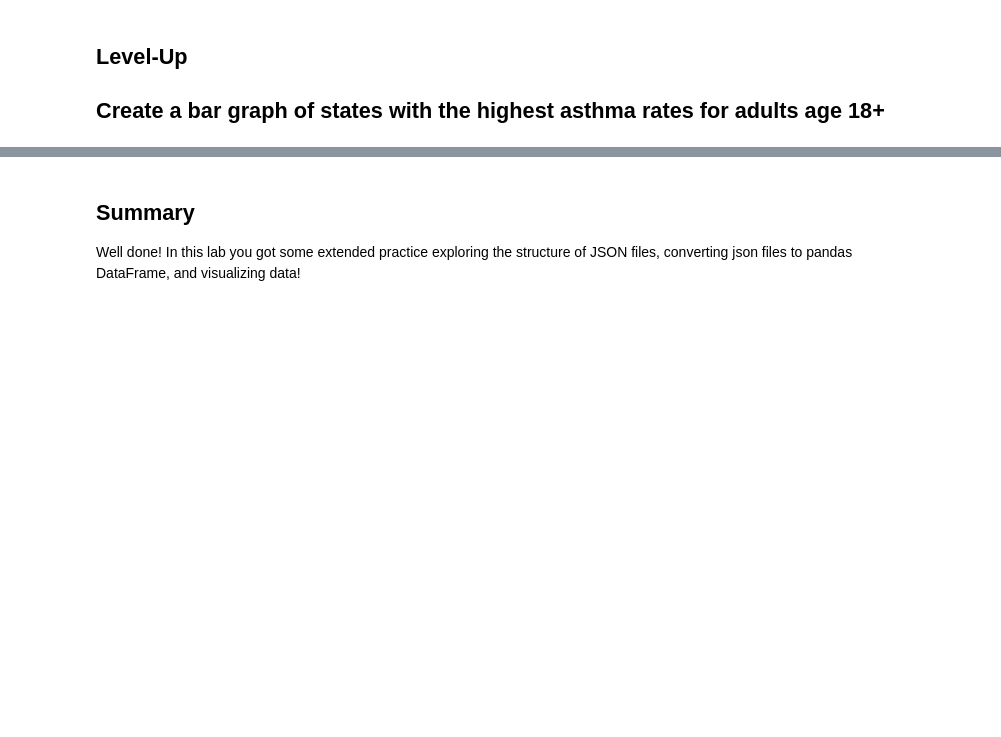
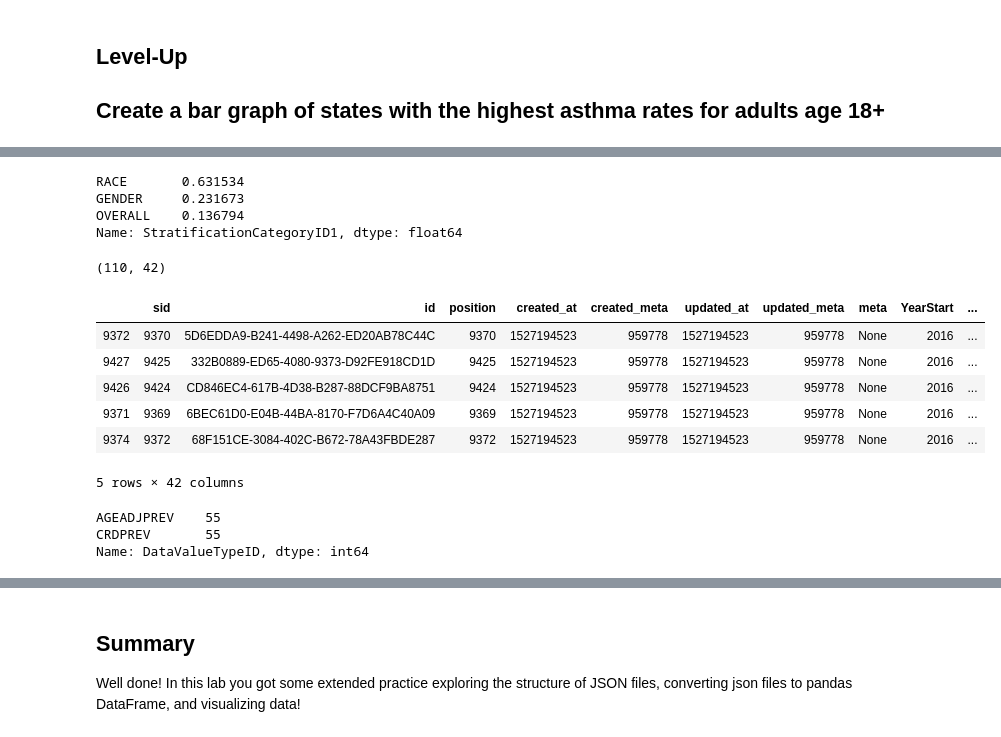
Before and after one commit to jammy-bot/dsc-exploring-and-transforming-json-schemas-lab-online-ds-ft-120919, a Jupyter notebook: index.ipynb, the cells around one changed output, grey strips where cells are left out. Saved outputs shown, nothing was run; the diff lists cells and outputs as text; code cells hidden in the pictures; blank space fills up the shorter version.

```diff
--- a/index.ipynb
+++ b/index.ipynb
@@ -74,0 +190,30 @@ df.DataFrame(data)
+# %%
+df.StratificationCategoryID1.value_counts(normalize=True)
+# %% [output]
+RACE       0.631534
+GENDER     0.231673
+OVERALL    0.136794
+Name: StratificationCategoryID1, dtype: float64
+# %%
+# Explore a subset
+view = df[(df.Question == 'Current asthma prevalence among adults aged >= 18 years')
+         & (df.StratificationCategoryID1 == 'OVERALL')]
+view = view.sort_values(by='LocationAbbr')
+print(view.shape)
+view.head()
+# %% [output]
+(110, 42)
+|  | sid | id | position | created_at | created_meta | updated_at | updated_meta | meta | YearStart | ... |
+| 9372 | 9370 | 5D6EDDA9-B241-4498-A262-ED20AB78C44C | 9370 | 1527194523 | 959778 | 1527194523 | 959778 | None | 2016 | ... |
+| 9427 | 9425 | 332B0889-ED65-4080-9373-D92FE918CD1D | 9425 | 1527194523 | 959778 | 1527194523 | 959778 | None | 2016 | ... |
+| 9426 | 9424 | CD846EC4-617B-4D38-B287-88DCF9BA8751 | 9424 | 1527194523 | 959778 | 1527194523 | 959778 | None | 2016 | ... |
+| 9371 | 9369 | 6BEC61D0-E04B-44BA-8170-F7D6A4C40A09 | 9369 | 1527194523 | 959778 | 1527194523 | 959778 | None | 2016 | ... |
+| 9374 | 9372 | 68F151CE-3084-402C-B672-78A43FBDE287 | 9372 | 1527194523 | 959778 | 1527194523 | 959778 | None | 2016 | ... |
+5 rows × 42 columns
+# %%
+# investigate duplicates
+view.DataValueTypeID.value_counts()
+# %% [output]
+AGEADJPREV    55
+CRDPREV       55
+Name: DataValueTypeID, dtype: int64
```
Also changed, not shown: parts of 15 cells of this notebook.
